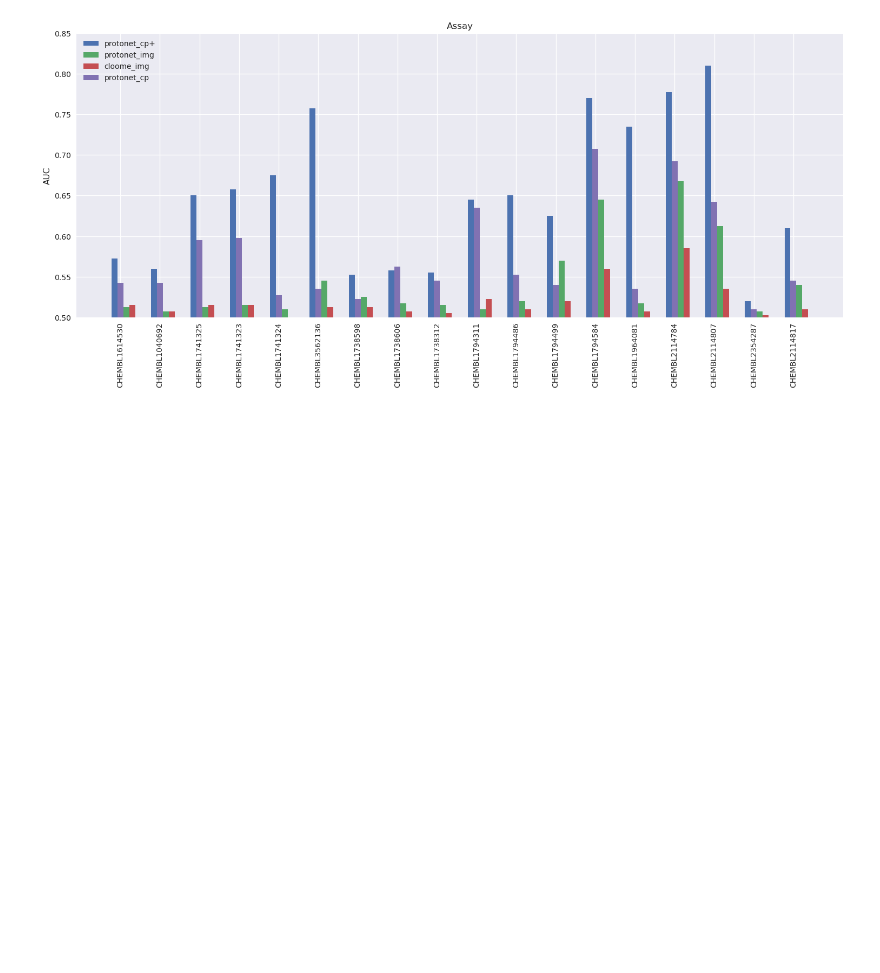
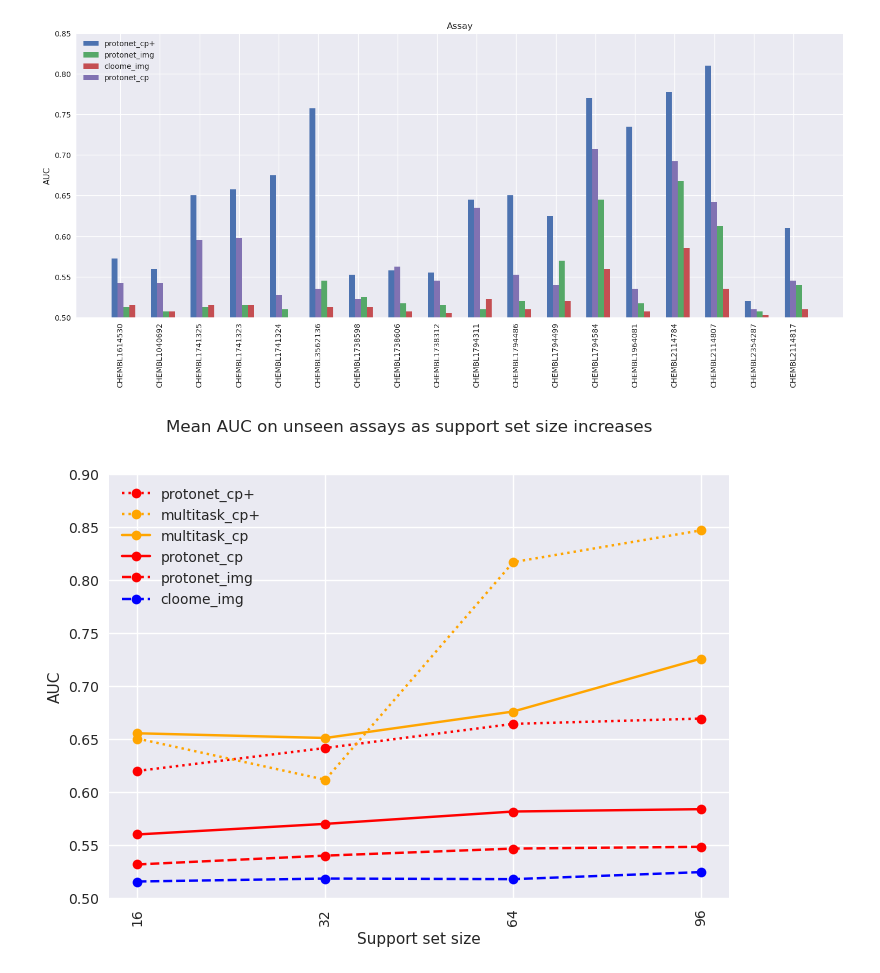
Before and after one commit to son-ha-264/FSL_CP, a Jupyter notebook: result/notebook/model_comparision.ipynb, the cells around one changed output. Saved outputs shown, nothing was run; the diff lists cells and outputs as text; code cells hidden in the pictures; blank space fills up the shorter version.

```diff
--- a/result/notebook/model_comparision.ipynb
+++ b/result/notebook/model_comparision.ipynb
@@ -81,3 +92,41 @@ with plt.style.context(['seaborn-v0_8-deep', 'seaborn']):
 ### CHEMBL2114784: PubChem BioAssay. qHTS for Inhibitors of ATXN expression.
 ### CHEMBL1964081: PUBCHEM_BIOASSAY: S16 Schwann cell PMP22 intronic element firefly luciferase assay.
 ### CHEMBL1794584: PUBCHEM_BIOASSAY: qHTS for Inhibitors of TGF-b
+# %%
+avg_protonet_cp_plus = [np.mean(proto_cp_plus_after_16), np.mean(proto_cp_plus_after_32), np.mean(proto_cp_plus_after_64), np.mean(proto_cp_plus_after_96)]
+avg_protonet_cp = [np.mean(proto_cp_after_16), np.mean(proto_cp_after_32), np.mean(proto_cp_after_64), np.mean(proto_cp_after_96)]
+avg_protonet_img = [np.mean(proto_img_after_16), np.mean(proto_img_after_32), np.mean(proto_img_after_64), np.mean(proto_img_after_96)]
+avg_cloome_img = [np.mean(cloome_img_16), np.mean(cloome_img_32), np.mean(cloome_img_64), np.mean(cloome_img_96)]
+avg_multitask_cp_plus = [np.mean(multitask_cp_plus_16), np.mean(multitask_cp_plus_32), np.mean(multitask_cp_plus_64), np.mean(multitask_cp_plus_96)]
+avg_multitask_cp = [np.mean(multitask_cp_16), np.mean(multitask_cp_32), np.mean(multitask_cp_64), np.mean(multitask_cp_96)]
+
+
+labels = ['16', '32', '64', '96']
+
+with plt.style.context(['seaborn-v0_8-deep', 'seaborn']):
+    plt.errorbar(labels, avg_protonet_cp_plus, color='red', label='protonet_cp+', marker='o', linestyle='dotted')
+    plt.errorbar(labels, avg_multitask_cp_plus, color='orange', label='multitask_cp+', marker='o', linestyle='dotted')
+    plt.errorbar(labels, avg_multitask_cp, color='orange', label='multitask_cp', marker='o')
+    plt.errorbar(labels, avg_protonet_cp, color='red', label='protonet_cp', marker='o')
+    plt.errorbar(labels, avg_protonet_img, color='red', linestyle='dashed', label='protonet_img', marker='o')
+    plt.errorbar(labels, avg_cloome_img, color='blue', linestyle='dashed', label='cloome_img', marker='o')
+
+    # Add some text for labels, title and custom x-axis tick labels, etc.
+    plt.ylabel('AUC')
+    plt.xlabel('Support set size')
+    plt.suptitle('Mean AUC on unseen assays as support set size increases')
+    #plt.xticks([])
+    plt.legend(loc='upper left')
+
+    #ax.bar_label(rects1, padding=3)
+    #ax.bar_label(rects2, padding=3)
+
+    fig.tight_layout()
+
+    plt.tick_params(axis='x', labelrotation=90)
+
+    plt.ylim([0.5, 0.90])
+    plt.savefig("../plots/Model_comparison_lineplot2.png", bbox_inches='tight')
+    plt.show()
+# %% [output]
+[figure, added]
```
Also changed, not shown: parts of 6 cells of this notebook, 11 other files.
